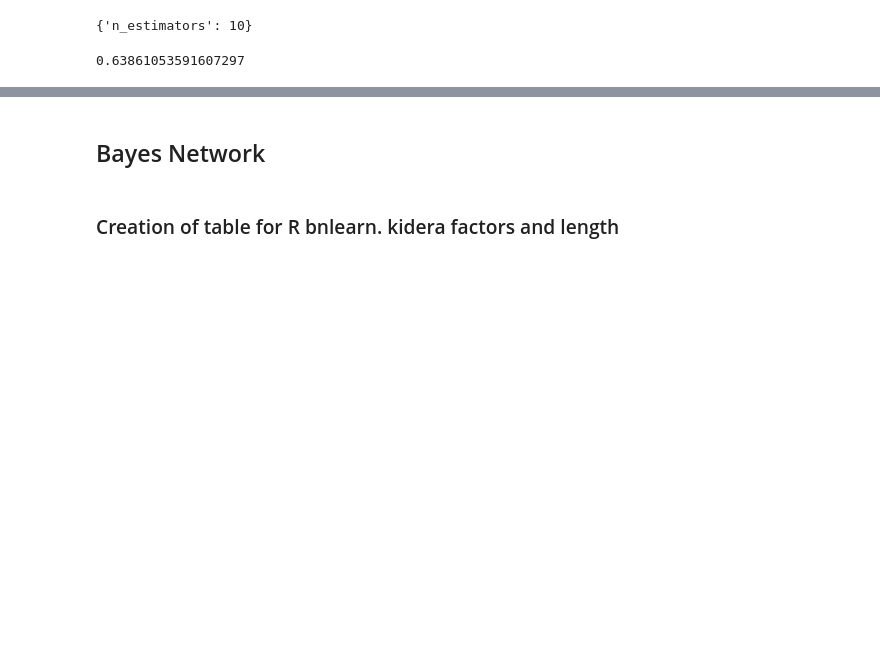
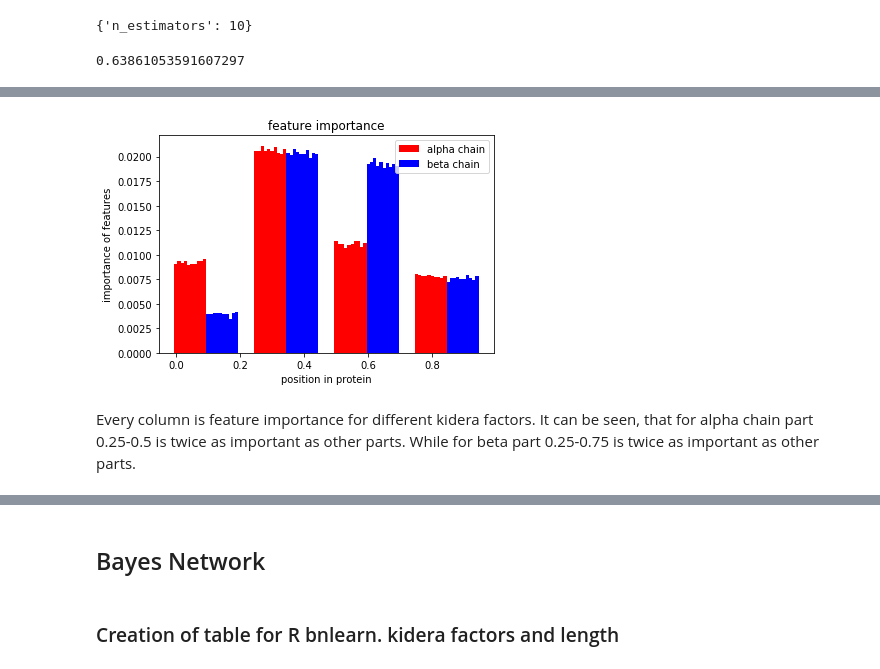
Before and after one commit to antigenomics/tcr-pairing-preferences, a Jupyter notebook: main.ipynb, the cells around one changed output, grey strips where cells are left out. Drawn from its saved outputs; the diff is of its cells as text; code cells hidden in the pictures; blank space fills up the shorter version.

```diff
--- a/main.ipynb
+++ b/main.ipynb
@@ -193,3 +232,23 @@ beta_length = np.array([len(protein) for protein in data[:, 1]])
+# %%
+partial_beta_letters = np.zeros((n_samples, 20 * n_parts))
+partial_beta_mean_kidera = np.zeros((n_samples, 10 * n_parts))
+partial_beta_std_kidera = np.zeros((n_samples, 10 * n_parts))
+partial_beta_shift_kidera = np.zeros((n_samples, 10 * n_parts))
+
+for i in range(n_samples):
+    array = protein2array(data[i, 1])
+    for part in range(n_parts):
+        start = int(splitting[part] * len(array))
+        end = int(splitting[part + 1] * len(array))
+
+        for aa in array[start:end]:
+            partial_beta_letters[i, aa + part * 20] += 1
+        properties = kidera[array[start:end], :]
+        partial_beta_mean_kidera[i, 10 * part:(10 * (part + 1))] = np.mean(properties, axis=0)
+        partial_beta_std_kidera[i, 10 * part:(10 * (part + 1))] = np.std(properties, axis=0)
+        partial_beta_shift_kidera[i, 10 * part:(10 * (part + 1))] = np.dot(properties.T, np.linspace(-1., 1., properties.shape[0]))
+# %%
+partial_beta_mean_kidera = np.nan_to_num(partial_beta_mean_kidera)
 # %% [markdown]
 ## PCA Analysis
 # %%
@@ -612,0 +758,6 @@ print(clf.best_params_)
+# %%
+X_train, Y_train, X_test, Y_test = GetShufflingDataSplit(partial_alpha_mean_kidera,
+                                                         partial_beta_mean_kidera)
+# %%
+clf = RandomForestClassifier(n_estimators=20)
+clf.fit(X_train, Y_train[:, 1])
@@ -612,0 +796,17 @@ print(clf.best_params_)
+# %%
+fig, ax = plt.subplots()
+width = 0.01
+for i in range(10):
+    ax.bar(np.array([0, 0.25, 0.5, .75]) + i*width, clf.feature_importances_[[i + 10 * j for j in range(4)]], width=width, color='red')
+    ax.bar(np.array([0, 0.25, 0.5, .75]) + (10 + i)*width, clf.feature_importances_[[40 + i + 10 * j for j in range(4)]], width=width, color='blue')
+plt.title('feature importance')
+plt.xlabel('position in protein')
+plt.ylabel('importance of features')
+plt.legend(['alpha chain', 'beta chain'])
+plt.show()
+# %% [output]
+[figure, added]
+# %% [markdown]
+Every column is feature importance for different kidera factors.
+It can be seen, that for alpha chain part 0.25-0.5 is twice as important as other parts.
+While for beta part 0.25-0.75 is twice as important as other parts.
```
Also changed, not shown: parts of 46 cells of this notebook, 5 other files.
